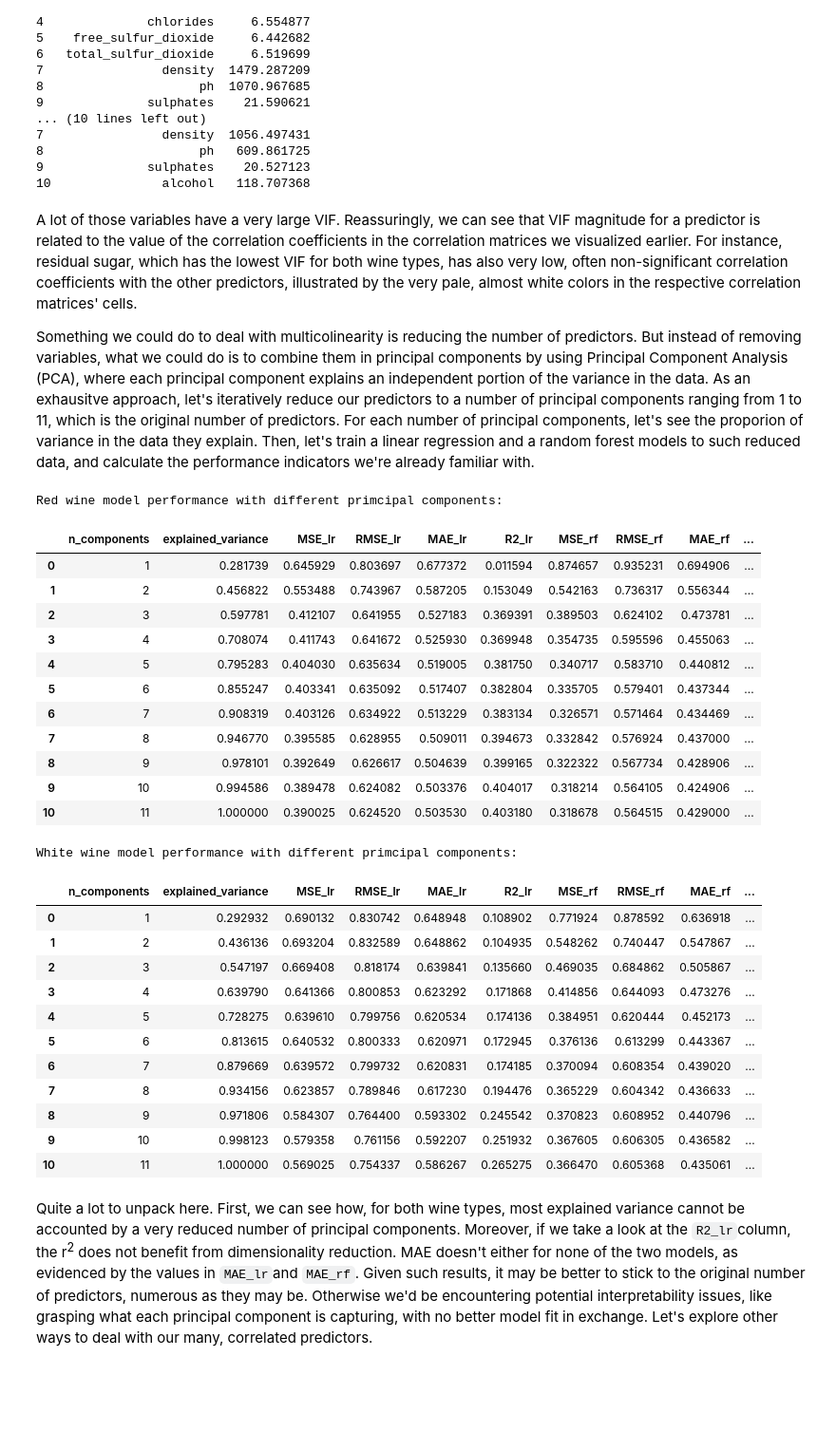
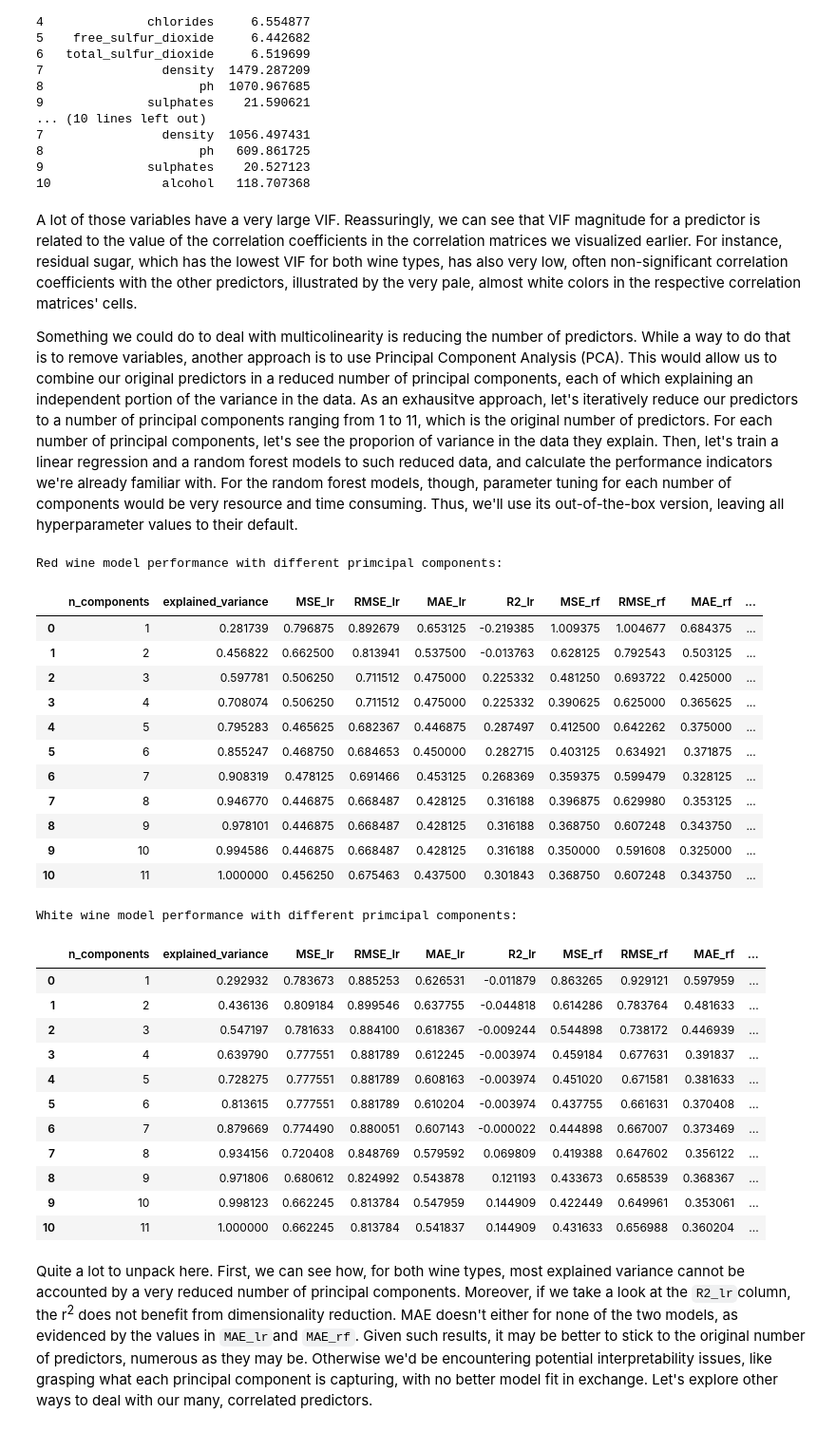
Before and after one commit to aguilarlleyda/wine_quality, a Jupyter notebook: wine_quality.ipynb, the cells around one changed output. Shown: that part at 95% size. Cells and saved outputs as stored; diff of their text form; code cells hidden in the pictures; blank space fills up the shorter version.

```diff
--- a/wine_quality.ipynb
+++ b/wine_quality.ipynb
@@ -573,14 +724,12 @@ Predictor VIF for red wine data:
 # %% [markdown]
 A lot of those variables have a very large VIF. Reassuringly, we can see that VIF magnitude for a predictor is related to the value of the correlation coefficients in the correlation matrices we visualized earlier. For instance, residual sugar, which has the lowest VIF for both wine types, has also very low, often non-significant correlation coefficients with the other predictors, illustrated by the very pale, almost white colors in the respective correlation matrices' cells.
 
-Something we could do to deal with multicolinearity is reducing the number of predictors. But instead of removing variables, what we could do is to combine them in principal components by using Principal Component Analysis (PCA), where each principal component explains an independent portion of the variance in the data. As an exhausitve approach, let's iteratively reduce our predictors to a number of principal components ranging from 1 to 11, which is the original number of predictors. For each number of principal components, let's see the proporion of variance in the data they explain. Then, let's train a linear regression and a random forest models to such reduced data, and calculate the performance indicators we're already familiar with.
+Something we could do to deal with multicolinearity is reducing the number of predictors. While a way to do that is to remove variables, another approach is to use Principal Component Analysis (PCA). This would allow us to combine our original predictors in a reduced number of principal components, each of which explaining an independent portion of the variance in the data. As an exhausitve approach, let's iteratively reduce our predictors to a number of principal components ranging from 1 to 11, which is the original number of predictors. For each number of principal components, let's see the proporion of variance in the data they explain. Then, let's train a linear regression and a random forest models to such reduced data, and calculate the performance indicators we're already familiar with. For the random forest models, though, parameter tuning for each number of components would be very resource and time consuming. Thus, we'll use its out-of-the-box version, leaving all hyperparameter values to their default.
 # %%
 #import necessary functions
 from sklearn.decomposition import PCA
-from sklearn.preprocessing import StandardScaler
 
 #standardize the predictors
-scaler = StandardScaler()
 X_red_scaled = scaler.fit_transform(df_red[predictors_list])
 X_white_scaled = scaler.fit_transform(df_white[predictors_list])
 
@@ -610,11 +759,11 @@ for n_components in range(1, 12):
 
     #red wine data, fit models, make predictions and evaluate performance
     lr_red_pca = LinearRegression()
-    rf_red_pca = RandomForestRegressor(n_estimators=100, random_state=ranstate)
+    rf_red_pca = RandomForestRegressor(random_state=ranstate)
     lr_red_pca.fit(X_train_red_pca, y_train_red) #fit linear regression model
     rf_red_pca.fit(X_train_red_pca, y_train_red) #fit random forest model
-    y_pred_lr_red_pca = lr_red_pca.predict(X_test_red_pca) #make predictions, linear regression
-    y_pred_rf_red_pca = rf_red_pca.predict(X_test_red_pca) #make predictions, random forest
+    y_pred_lr_red_pca = lr_red_pca.predict(X_test_red_pca).round() #make predictions, linear regression
+    y_pred_rf_red_pca = rf_red_pca.predict(X_test_red_pca).round() #make predictions, random forest
     mse_lr_red, rmse_lr_red, mae_lr_red, r2_lr_red = evaluate_model_metrics(y_test_red, y_pred_lr_red_pca) #collect metrics, linear regression
     mse_rf_red, rmse_rf_red, mae_rf_red, r2_rf_red = evaluate_model_metrics(y_test_red, y_pred_rf_red_pca) #collect metrics, random forest
 
@@ -636,63 +785,62 @@ for n_components in range(1, 12):
 
     #white wine data, fit models, make predictions and evaluate performance
     lr_white_pca = LinearRegression()
-    rf_white_pca = RandomForestRegressor(n_estimators=100, random_state=ranstate)
+    rf_white_pca = RandomForestRegressor(random_state=ranstate)
     lr_white_pca.fit(X_train_white_pca, y_train_white)
     rf_white_pca.fit(X_train_white_pca, y_train_white)
-    y_pred_lr_white_pca = lr_white_pca.predict(X_test_white_pca)
-    y_pred_rf_white_pca = rf_white_pca.predict(X_test_white_pca)
+    y_pred_lr_white_pca = lr_white_pca.predict(X_test_white_pca).round()
+    y_pred_rf_white_pca = rf_white_pca.predict(X_test_white_pca).round()
     mse_lr_white, rmse_lr_white, mae_lr_white, r2_lr_white = evaluate_model_metrics(y_test_white, y_pred_lr_white_pca)
     mse_rf_white, rmse_rf_white, mae_rf_white, r2_rf_white = evaluate_model_metrics(y_test_white, y_pred_rf_white_pca)
 
     #white wine data, append metrics to the results lists
     results_white_list.append({
         'n_components': n_components,
         'explained_variance': explained_variance_white,
         'MSE_lr': mse_lr_white, 'RMSE_lr': rmse_lr_white, 'MAE_lr': mae_lr_white, 'R2_lr': r2_lr_white,
         'MSE_rf': mse_rf_white, 'RMSE_rf': rmse_rf_white, 'MAE_rf': mae_rf_white, 'R2_rf': r2_rf_white
     })
-
 
 #red wine data, convert results list to DataFrame
 pca_modelperformance_red = pd.DataFrame(results_red_list)
 
 #red wine data, display the results DataFrame
 print("Red wine model performance with different primcipal components:")
 display(pca_modelperformance_red)
 
 #white wine data, convert results list to DataFrame
 pca_modelperformance_white = pd.DataFrame(results_white_list)
 
 #white wine data, display the results DataFrame
 print("White wine model performance with different primcipal components:")
 display(pca_modelperformance_white)
 # %% [output]
 Red wine model performance with different primcipal components:
 |  | n_components | explained_variance | MSE_lr | RMSE_lr | MAE_lr | R2_lr | MSE_rf | RMSE_rf | MAE_rf | ... |
-| 0 | 1 | 0.281739 | 0.645929 | 0.803697 | 0.677372 | 0.011594 | 0.874657 | 0.935231 | 0.694906 | ... |
-| 1 | 2 | 0.456822 | 0.553488 | 0.743967 | 0.587205 | 0.153049 | 0.542163 | 0.736317 | 0.556344 | ... |
-| 2 | 3 | 0.597781 | 0.412107 | 0.641955 | 0.527183 | 0.369391 | 0.389503 | 0.624102 | 0.473781 | ... |
-| 3 | 4 | 0.708074 | 0.411743 | 0.641672 | 0.525930 | 0.369948 | 0.354735 | 0.595596 | 0.455063 | ... |
-| 4 | 5 | 0.795283 | 0.404030 | 0.635634 | 0.519005 | 0.381750 | 0.340717 | 0.583710 | 0.440812 | ... |
-| 5 | 6 | 0.855247 | 0.403341 | 0.635092 | 0.517407 | 0.382804 | 0.335705 | 0.579401 | 0.437344 | ... |
-| 6 | 7 | 0.908319 | 0.403126 | 0.634922 | 0.513229 | 0.383134 | 0.326571 | 0.571464 | 0.434469 | ... |
-| 7 | 8 | 0.946770 | 0.395585 | 0.628955 | 0.509011 | 0.394673 | 0.332842 | 0.576924 | 0.437000 | ... |
-| 8 | 9 | 0.978101 | 0.392649 | 0.626617 | 0.504639 | 0.399165 | 0.322322 | 0.567734 | 0.428906 | ... |
-| 9 | 10 | 0.994586 | 0.389478 | 0.624082 | 0.503376 | 0.404017 | 0.318214 | 0.564105 | 0.424906 | ... |
-| 10 | 11 | 1.000000 | 0.390025 | 0.624520 | 0.503530 | 0.403180 | 0.318678 | 0.564515 | 0.429000 | ... |
+| 0 | 1 | 0.281739 | 0.796875 | 0.892679 | 0.653125 | -0.219385 | 1.009375 | 1.004677 | 0.684375 | ... |
+| 1 | 2 | 0.456822 | 0.662500 | 0.813941 | 0.537500 | -0.013763 | 0.628125 | 0.792543 | 0.503125 | ... |
+| 2 | 3 | 0.597781 | 0.506250 | 0.711512 | 0.475000 | 0.225332 | 0.481250 | 0.693722 | 0.425000 | ... |
+| 3 | 4 | 0.708074 | 0.506250 | 0.711512 | 0.475000 | 0.225332 | 0.390625 | 0.625000 | 0.365625 | ... |
+| 4 | 5 | 0.795283 | 0.465625 | 0.682367 | 0.446875 | 0.287497 | 0.412500 | 0.642262 | 0.375000 | ... |
+| 5 | 6 | 0.855247 | 0.468750 | 0.684653 | 0.450000 | 0.282715 | 0.403125 | 0.634921 | 0.371875 | ... |
+| 6 | 7 | 0.908319 | 0.478125 | 0.691466 | 0.453125 | 0.268369 | 0.359375 | 0.599479 | 0.328125 | ... |
+| 7 | 8 | 0.946770 | 0.446875 | 0.668487 | 0.428125 | 0.316188 | 0.396875 | 0.629980 | 0.353125 | ... |
+| 8 | 9 | 0.978101 | 0.446875 | 0.668487 | 0.428125 | 0.316188 | 0.368750 | 0.607248 | 0.343750 | ... |
+| 9 | 10 | 0.994586 | 0.446875 | 0.668487 | 0.428125 | 0.316188 | 0.350000 | 0.591608 | 0.325000 | ... |
+| 10 | 11 | 1.000000 | 0.456250 | 0.675463 | 0.437500 | 0.301843 | 0.368750 | 0.607248 | 0.343750 | ... |
 White wine model performance with different primcipal components:
 |  | n_components | explained_variance | MSE_lr | RMSE_lr | MAE_lr | R2_lr | MSE_rf | RMSE_rf | MAE_rf | ... |
-| 0 | 1 | 0.292932 | 0.690132 | 0.830742 | 0.648948 | 0.108902 | 0.771924 | 0.878592 | 0.636918 | ... |
-| 1 | 2 | 0.436136 | 0.693204 | 0.832589 | 0.648862 | 0.104935 | 0.548262 | 0.740447 | 0.547867 | ... |
-| 2 | 3 | 0.547197 | 0.669408 | 0.818174 | 0.639841 | 0.135660 | 0.469035 | 0.684862 | 0.505867 | ... |
-| 3 | 4 | 0.639790 | 0.641366 | 0.800853 | 0.623292 | 0.171868 | 0.414856 | 0.644093 | 0.473276 | ... |
-| 4 | 5 | 0.728275 | 0.639610 | 0.799756 | 0.620534 | 0.174136 | 0.384951 | 0.620444 | 0.452173 | ... |
-| 5 | 6 | 0.813615 | 0.640532 | 0.800333 | 0.620971 | 0.172945 | 0.376136 | 0.613299 | 0.443367 | ... |
-| 6 | 7 | 0.879669 | 0.639572 | 0.799732 | 0.620831 | 0.174185 | 0.370094 | 0.608354 | 0.439020 | ... |
-| 7 | 8 | 0.934156 | 0.623857 | 0.789846 | 0.617230 | 0.194476 | 0.365229 | 0.604342 | 0.436633 | ... |
-| 8 | 9 | 0.971806 | 0.584307 | 0.764400 | 0.593302 | 0.245542 | 0.370823 | 0.608952 | 0.440796 | ... |
-| 9 | 10 | 0.998123 | 0.579358 | 0.761156 | 0.592207 | 0.251932 | 0.367605 | 0.606305 | 0.436582 | ... |
-| 10 | 11 | 1.000000 | 0.569025 | 0.754337 | 0.586267 | 0.265275 | 0.366470 | 0.605368 | 0.435061 | ... |
+| 0 | 1 | 0.292932 | 0.783673 | 0.885253 | 0.626531 | -0.011879 | 0.863265 | 0.929121 | 0.597959 | ... |
+| 1 | 2 | 0.436136 | 0.809184 | 0.899546 | 0.637755 | -0.044818 | 0.614286 | 0.783764 | 0.481633 | ... |
+| 2 | 3 | 0.547197 | 0.781633 | 0.884100 | 0.618367 | -0.009244 | 0.544898 | 0.738172 | 0.446939 | ... |
+| 3 | 4 | 0.639790 | 0.777551 | 0.881789 | 0.612245 | -0.003974 | 0.459184 | 0.677631 | 0.391837 | ... |
+| 4 | 5 | 0.728275 | 0.777551 | 0.881789 | 0.608163 | -0.003974 | 0.451020 | 0.671581 | 0.381633 | ... |
+| 5 | 6 | 0.813615 | 0.777551 | 0.881789 | 0.610204 | -0.003974 | 0.437755 | 0.661631 | 0.370408 | ... |
+| 6 | 7 | 0.879669 | 0.774490 | 0.880051 | 0.607143 | -0.000022 | 0.444898 | 0.667007 | 0.373469 | ... |
+| 7 | 8 | 0.934156 | 0.720408 | 0.848769 | 0.579592 | 0.069809 | 0.419388 | 0.647602 | 0.356122 | ... |
+| 8 | 9 | 0.971806 | 0.680612 | 0.824992 | 0.543878 | 0.121193 | 0.433673 | 0.658539 | 0.368367 | ... |
+| 9 | 10 | 0.998123 | 0.662245 | 0.813784 | 0.547959 | 0.144909 | 0.422449 | 0.649961 | 0.353061 | ... |
+| 10 | 11 | 1.000000 | 0.662245 | 0.813784 | 0.541837 | 0.144909 | 0.431633 | 0.656988 | 0.360204 | ... |
 # %% [markdown]
 Quite a lot to unpack here. First, we can see how, for both wine types, most explained variance cannot be accounted by a very reduced number of principal components. Moreover, if we take a look at the `R2_lr`column, the r<sup>2</sup> does not benefit from dimensionality reduction. MAE doesn't either for none of the two models, as evidenced by the values in `MAE_lr`and `MAE_rf`. Given such results, it may be better to stick to the original number of predictors, numerous as they may be. Otherwise we'd be encountering potential interpretability issues, like grasping what each principal component is capturing, with no better model fit in exchange. Let's explore other ways to deal with our many, correlated predictors.
 # %% [markdown]
```
Also changed, not shown: parts of 65 cells of this notebook, 4 other files.
